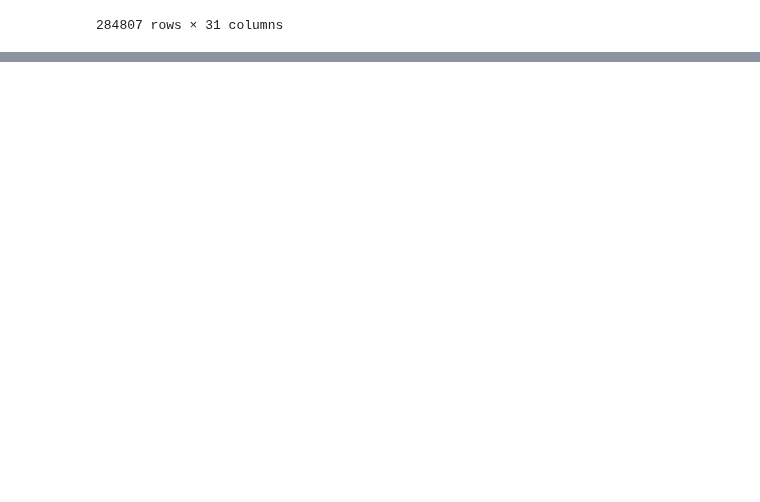
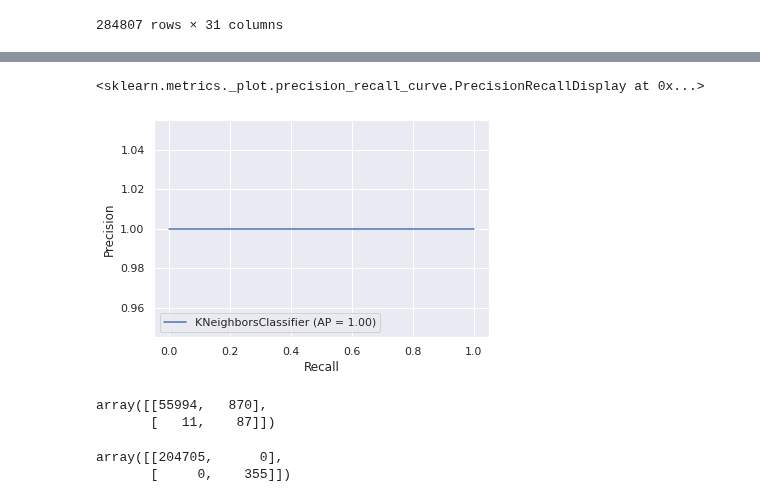
Before and after one commit to mafleischer/credit-card-fraud, a Jupyter notebook: credit_card_fraud.ipynb, the cells around one changed output, grey strips where cells are left out. Drawn from its saved outputs; the diff is of its cells as text; code cells hidden in the pictures; blank space fills up the shorter version.

```diff
--- a/credit_card_fraud.ipynb
+++ b/credit_card_fraud.ipynb
@@ -121,0 +195,4 @@ array([[56692,   172],
+# %%
+std_scaler = StandardScaler()
+X_train_trans = std_scaler.fit_transform(X_train.drop(["Time"], axis=1))
+X_test_trans = std_scaler.fit_transform(X_test.drop(["Time"], axis=1))
@@ -121,0 +217,11 @@ array([[56692,   172],
+# %%
+colset_trans = std_scaler.fit_transform(X_train[cols])
+colset_test_trans = std_scaler.fit_transform(X_test[cols])
+# %%
+model = KNeighborsClassifier(p=1, n_neighbors=7, weights="distance", n_jobs=-1)
+
+model.fit(colset_trans, y_train)
+
+pred = model.predict(colset_test_trans)
+
+confusion_matrix(y_test, pred)
@@ -121,0 +247,7 @@ array([[56692,   172],
+# %%
+model = KNeighborsClassifier(algorithm='auto', leaf_size=30, metric='minkowski',
+                     metric_params=None, n_jobs=-1, n_neighbors=7, p=1,
+                     weights='distance')
+model.fit(colset_trans, y_train)
+pred = model.predict(colset_test_trans)
+confusion_matrix(y_test, pred)
@@ -121,0 +271,5 @@ array([[56692,   172],
+# %%
+plot_precision_recall_curve(model, colset_trans, y_train)
+# %% [output]
+<sklearn.metrics._plot.precision_recall_curve.PrecisionRecallDisplay at 0x...>
+[figure, added]
@@ -121,0 +278,13 @@ array([[56692,   172],
+# %%
+pred = pred_proba[:, 1] > 0.0
+confusion_matrix(y_test, pred)
+# %% [output]
+array([[55994,   870],
+       [   11,    87]])
+# %%
+pred = model.predict(colset_trans)
+
+confusion_matrix(y_train, pred)
+# %% [output]
+array([[204705,      0],
+       [     0,    355]])
```
Also changed, not shown: parts of 47 cells of this notebook.
